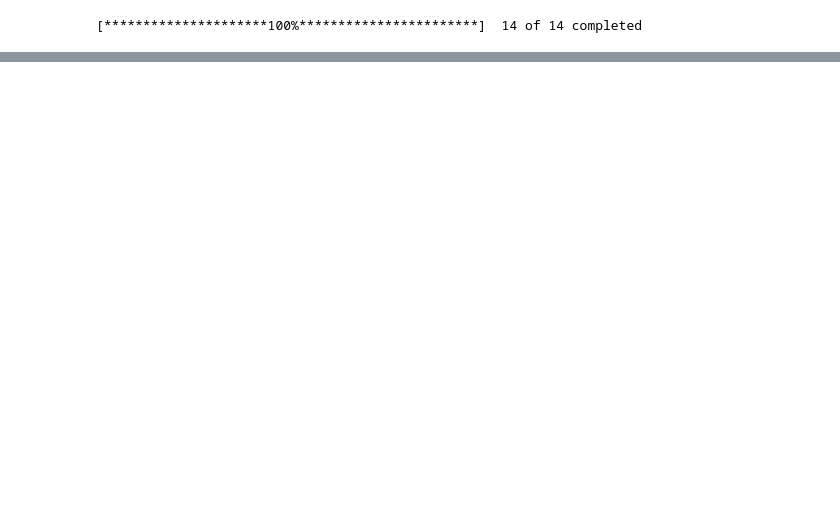
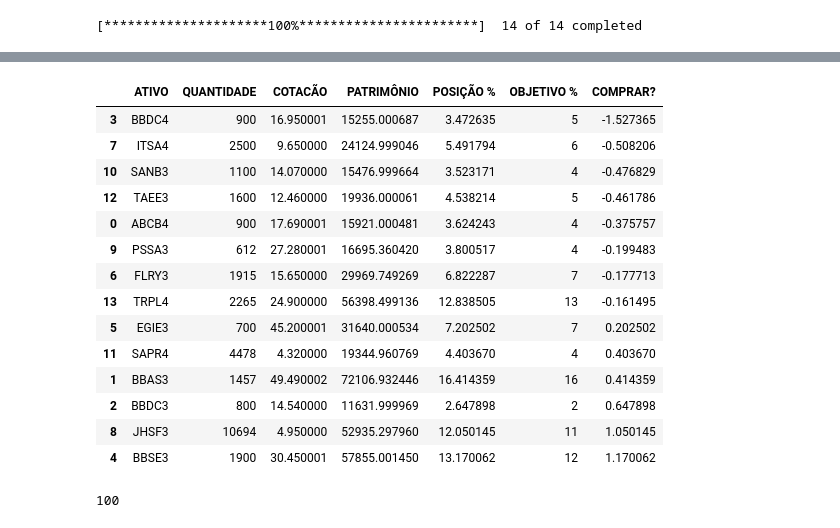
Before and after one commit to thiarly/Data-Science-Finance, a Jupyter notebook: Project Activition/Balaceamento.ipynb, the cells around one changed output, grey strips where cells are left out. Drawn from its saved outputs; the diff is of its cells as text; code cells hidden in the pictures; blank space fills up the shorter version.

```diff
--- a/Project Activition/Balaceamento.ipynb
+++ b/Project Activition/Balaceamento.ipynb
@@ -165,0 +157,15 @@ valor_carteira
+# %%
+# Fazendo o merged entre df_ativos e df_cotacao e removendo a coluna 'ACOES'
+df_merged = df_ativos.merge(df_cotacao, left_index=True, right_index=True)
+df_merged = df_merged.drop(columns='ACOES')
+
+# Adicionando a coluna 'PATRIMONIO' e mutiplicando QUANTIDADE * COTACAO e formatando as casas decimais.
+df_merged['PATRIMÔNIO'] = df_merged['COTACÃO'] * df_merged['QUANTIDADE']
+df_merged['PATRIMÔNIO'] = df_merged['PATRIMÔNIO']
+# .apply(lambda x: 'R$ {:,.2f}'.format(x).replace('.', '#').replace(',', '.').replace('#', ','))
+display(df_merged)
+
+# Calculando a soma total dos valores de cada ação
+
+soma_total = df_merged['PATRIMÔNIO'].sum()
+print('Patriônio total R$ {:.2f}'.format(soma_total))
@@ -165,0 +189,6 @@ valor_carteira
+# %%
+# # Calculando a porcentagem de cada ativo com base no valor total
+# valor_carteira['Porcentagem'] = ((valor_carteira['Valor_Carteira'].str.replace('R$', '').str.replace('.', '').str.replace(',', '.').astype(float) / soma_total) * 100).round(2)
+
+df_merged['POSIÇÃO %'] = (df_merged['PATRIMÔNIO'] / soma_total) * 100
+df_merged
@@ -165,0 +211,20 @@ valor_carteira
+# %%
+valores_meta = {
+    'TRPL4': 13,
+    'TAEE3': 5,
+    'EGIE3': 7,
+    'SANB3': 4,
+    'ABCB4': 4,
+    'FLRY3': 7,
+    'PSSA3': 4,
+    'ITSA4': 6,
+    'SAPR4': 4,
+    'JHSF3': 11,
+    'BBDC3': 2,
+    'BBSE3': 12,
+    'BBDC4': 5,
+    'BBAS3': 16
+}
+
+df_merged['OBJETIVO %'] = df_merged['ATIVO'].map(valores_meta)
+df_merged
@@ -165,0 +247,25 @@ valor_carteira
+# %%
+df_merged['COMPRAR?'] = (df_merged['POSIÇÃO %'] - df_merged['OBJETIVO %'])
+df_merged = df_merged.sort_values(by='COMPRAR?')
+df_merged
+# %% [output]
+|  | ATIVO | QUANTIDADE | COTACÃO | PATRIMÔNIO | POSIÇÃO % | OBJETIVO % | COMPRAR? |
+| 3 | BBDC4 | 900 | 16.950001 | 15255.000687 | 3.472635 | 5 | -1.527365 |
+| 7 | ITSA4 | 2500 | 9.650000 | 24124.999046 | 5.491794 | 6 | -0.508206 |
+| 10 | SANB3 | 1100 | 14.070000 | 15476.999664 | 3.523171 | 4 | -0.476829 |
+| 12 | TAEE3 | 1600 | 12.460000 | 19936.000061 | 4.538214 | 5 | -0.461786 |
+| 0 | ABCB4 | 900 | 17.690001 | 15921.000481 | 3.624243 | 4 | -0.375757 |
+| 9 | PSSA3 | 612 | 27.280001 | 16695.360420 | 3.800517 | 4 | -0.199483 |
+| 6 | FLRY3 | 1915 | 15.650000 | 29969.749269 | 6.822287 | 7 | -0.177713 |
+| 13 | TRPL4 | 2265 | 24.900000 | 56398.499136 | 12.838505 | 13 | -0.161495 |
+| 5 | EGIE3 | 700 | 45.200001 | 31640.000534 | 7.202502 | 7 | 0.202502 |
+| 11 | SAPR4 | 4478 | 4.320000 | 19344.960769 | 4.403670 | 4 | 0.403670 |
+| 1 | BBAS3 | 1457 | 49.490002 | 72106.932446 | 16.414359 | 16 | 0.414359 |
+| 2 | BBDC3 | 800 | 14.540000 | 11631.999969 | 2.647898 | 2 | 0.647898 |
+| 8 | JHSF3 | 10694 | 4.950000 | 52935.297960 | 12.050145 | 11 | 1.050145 |
+| 4 | BBSE3 | 1900 | 30.450001 | 57855.001450 | 13.170062 | 12 | 1.170062 |
+# %%
+soma_objetivo = df_merged['OBJETIVO %'].sum()
+soma_objetivo
+# %% [output]
+100
```
Also changed, not shown: parts of 20 cells of this notebook.
